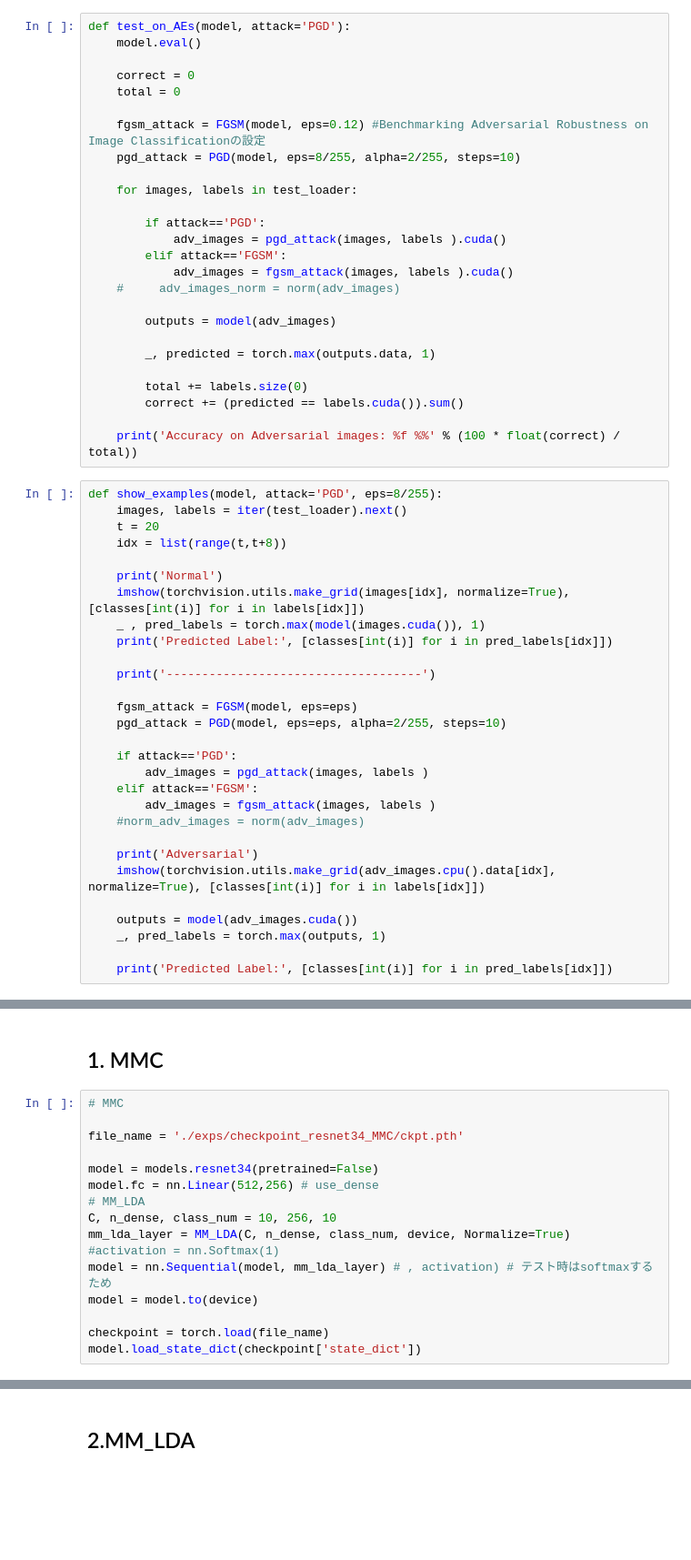
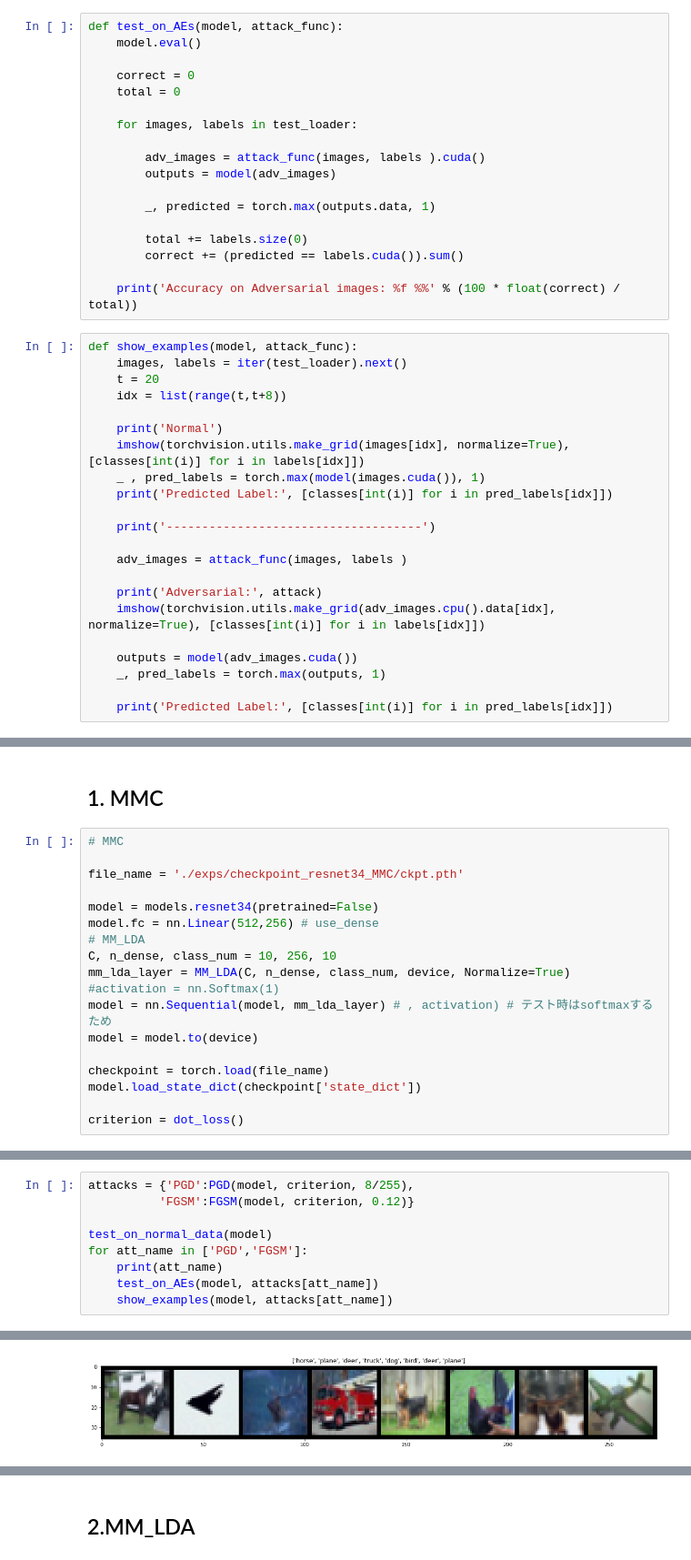
Before and after one commit to futakw/Max-Mahalanobis-CenterLoss_pytorch, a Jupyter notebook: MMC_Loss_Test.ipynb, the cells around one changed output, grey strips where cells are left out. Shown: that part at 91% size. Drawn from its saved outputs; the diff is of its cells as text; blank space fills up the shorter version.

Commit message:
corrected attack methods

```diff
--- a/MMC_Loss_Test.ipynb
+++ b/MMC_Loss_Test.ipynb
@@ -134,23 +206,15 @@ def test_on_normal_data(model):
 
     print('Accuracy of Clean images: %f %%' % (100 * float(correct) / total))
 # %%
-def test_on_AEs(model, attack='PGD'):
+def test_on_AEs(model, attack_func):
     model.eval()
 
     correct = 0
     total = 0
 
-    fgsm_attack = FGSM(model, eps=0.12) #Benchmarking Adversarial Robustness on Image Classificationの設定
-    pgd_attack = PGD(model, eps=8/255, alpha=2/255, steps=10)
-
     for images, labels in test_loader:
 
-        if attack=='PGD':
-            adv_images = pgd_attack(images, labels ).cuda()
-        elif attack=='FGSM':
-            adv_images = fgsm_attack(images, labels ).cuda()
-    #     adv_images_norm = norm(adv_images)
-
+        adv_images = attack_func(images, labels ).cuda()
         outputs = model(adv_images)
 
         _, predicted = torch.max(outputs.data, 1)
@@ -160,7 +224,7 @@ def test_on_AEs(model, attack='PGD'):
 
     print('Accuracy on Adversarial images: %f %%' % (100 * float(correct) / total))
 # %%
-def show_examples(model, attack='PGD', eps=8/255):
+def show_examples(model, attack_func):
     images, labels = iter(test_loader).next()
     t = 20
     idx = list(range(t,t+8))
@@ -172,16 +236,9 @@ def show_examples(model, attack='PGD', eps=8/255):
 
     print('------------------------------------')
 
-    fgsm_attack = FGSM(model, eps=eps)
-    pgd_attack = PGD(model, eps=eps, alpha=2/255, steps=10)
+    adv_images = attack_func(images, labels )
 
-    if attack=='PGD':
-        adv_images = pgd_attack(images, labels )
-    elif attack=='FGSM':
-        adv_images = fgsm_attack(images, labels )
-    #norm_adv_images = norm(adv_images)
-
-    print('Adversarial')
+    print('Adversarial:', attack)
     imshow(torchvision.utils.make_grid(adv_images.cpu().data[idx], normalize=True), [classes[int(i)] for i in labels[idx]])
 
     outputs = model(adv_images.cuda())
@@ -208,3 +265,5 @@ model = model.to(device)
 
 checkpoint = torch.load(file_name)
 model.load_state_dict(checkpoint['state_dict'])
+
+criterion = dot_loss()
@@ -238,0 +270,10 @@ Predicted Label: ['horse', 'plane', 'deer', 'truck', 'deer', 'cat', 'deer', 'dee
+# %%
+attacks = {'PGD':PGD(model, criterion, 8/255),
+          'FGSM':FGSM(model, criterion, 0.12)}
+
+test_on_normal_data(model)
+for att_name in ['PGD','FGSM']:
+    print(att_name)
+    test_on_AEs(model, attacks[att_name])
+    show_examples(model, attacks[att_name])
+# %% [output]
@@ -238,0 +288 @@ Predicted Label: ['horse', 'plane', 'deer', 'truck', 'deer', 'cat', 'deer', 'dee
+[figure, added]
```
Also changed, not shown: parts of 14 cells of this notebook, 4 other files.
